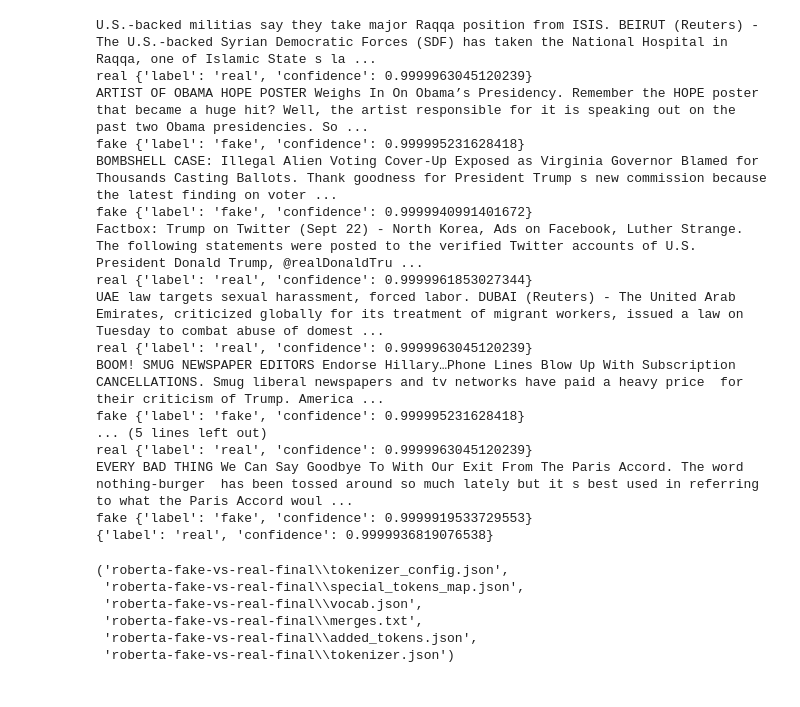
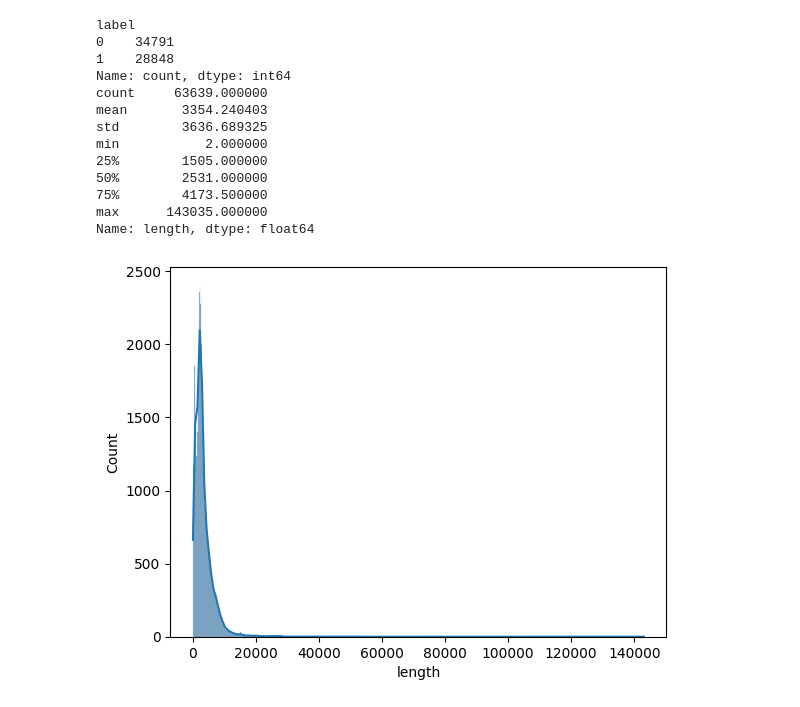
Before and after one commit to youneschafi/fake_real_news, a Jupyter notebook: note.ipynb, the cells around one changed output. Saved outputs shown, nothing was run; the diff lists cells and outputs as text; code cells hidden in the pictures.

Commit message:
rewrote the model and trained with bigger dataset

```diff
--- a/note.ipynb
+++ b/note.ipynb
@@ -551,47 +0,0 @@ def chunk_and_predict(text, chunk_size=512):
-# %%
-test_df = test_df.reset_index(drop=True)
-samples = test_df.sample(10, random_state=42)
-
-for idx, row in samples.iterrows():
-    text = row["text"]
-    true_label = "real" if row["label"] == 1 else "fake"
-    predicted = chunk_and_predict(text)
-    print(text)
-    print(true_label,predicted)
-print(chunk_and_predict('''Doha – The Peruvian Congress has forcefully demanded its government to back Morocco’s complete sovereignty over the Sahara, while exposing the dangerous terrorist connections and criminal operations of the Polisario Front – a puppet organization manipulated by the Algerian regime.
-
-In a motion adopted by an overwhelming majority on Monday, the Peruvian legislative body commanded the executive branch to “adopt a position of support to the sovereignty of the Kingdom of Morocco over the Western Sahara,” as stated in the text presented by Congresswoman Carmen Patricia Juarez Gallegos, First Vice-President of the Congress.
-
-The motion hailed ties with Rabat since 1964 and declared Morocco’s autonomy proposal as a “serious solution in conformity with international law.”
-
-Peruvian lawmakers asserted that Morocco’s 2007 initiative “has received the support of numerous countries, among which the United States of America, the Kingdom of Spain and the Republic of France, which have recognized said proposal as the most realistic and viable basis for a lasting solution to the conflict.”
-
-The Congress blasted the Polisario Front for its treacherous alliances with terrorist networks. The motion exposes to the international community “the Polisario’s links with terrorist organizations such as Hezbollah, as well as with networks trafficking arms and persons, and the exploitation of minors in the Tindouf camps.” It demands international bodies to “investigate these crimes and sanction them.”'''))
-# %% [output]
-U.S.-backed militias say they take major Raqqa position from ISIS. BEIRUT (Reuters) - The U.S.-backed Syrian Democratic Forces (SDF) has taken the National Hospital in Raqqa, one of Islamic State s la ...
-real {'label': 'real', 'confidence': 0.9999963045120239}
-ARTIST OF OBAMA HOPE POSTER Weighs In On Obama’s Presidency. Remember the HOPE poster that became a huge hit? Well, the artist responsible for it is speaking out on the past two Obama presidencies. So ...
-fake {'label': 'fake', 'confidence': 0.999995231628418}
-BOMBSHELL CASE: Illegal Alien Voting Cover-Up Exposed as Virginia Governor Blamed for Thousands Casting Ballots. Thank goodness for President Trump s new commission because the latest finding on voter ...
-fake {'label': 'fake', 'confidence': 0.9999940991401672}
-Factbox: Trump on Twitter (Sept 22) - North Korea, Ads on Facebook, Luther Strange. The following statements were posted to the verified Twitter accounts of U.S. President Donald Trump, @realDonaldTru ...
-real {'label': 'real', 'confidence': 0.9999961853027344}
-UAE law targets sexual harassment, forced labor. DUBAI (Reuters) - The United Arab Emirates, criticized globally for its treatment of migrant workers, issued a law on Tuesday to combat abuse of domest ...
-real {'label': 'real', 'confidence': 0.9999963045120239}
-BOOM! SMUG NEWSPAPER EDITORS Endorse Hillary…Phone Lines Blow Up With Subscription CANCELLATIONS. Smug liberal newspapers and tv networks have paid a heavy price  for their criticism of Trump. America ...
-fake {'label': 'fake', 'confidence': 0.999995231628418}
-... (5 lines left out)
-real {'label': 'real', 'confidence': 0.9999963045120239}
-EVERY BAD THING We Can Say Goodbye To With Our Exit From The Paris Accord. The word  nothing-burger  has been tossed around so much lately but it s best used in referring to what the Paris Accord woul ...
-fake {'label': 'fake', 'confidence': 0.9999919533729553}
-{'label': 'real', 'confidence': 0.9999936819076538}
-# %%
-model.save_pretrained("fake-vs-real-final")
-tokenizer.save_pretrained("fake-vs-real-final")
-# %% [output]
-('roberta-fake-vs-real-final\\tokenizer_config.json',
- 'roberta-fake-vs-real-final\\special_tokens_map.json',
- 'roberta-fake-vs-real-final\\vocab.json',
- 'roberta-fake-vs-real-final\\merges.txt',
- 'roberta-fake-vs-real-final\\added_tokens.json',
- 'roberta-fake-vs-real-final\\tokenizer.json')
@@ -597,0 +15,29 @@ tokenizer.save_pretrained("fake-vs-real-final")
+# %%
+df = pd.read_csv('WELFake_Dataset.csv')
+df = df[['id', 'title', 'text', 'label']]
+df.dropna(subset=['text'], inplace=True)
+df.fillna('', inplace=True)
+df['full_text'] = df['title'] + ' ' + df['text']
+df.drop_duplicates(subset='full_text', inplace=True)
+df.reset_index(drop=True, inplace=True)
+# %%
+print(df['label'].value_counts())
+df['length'] = df['full_text'].str.len()
+print(df['length'].describe())
+sns.histplot(df['length'], kde=True)
+plt.show()
+# %% [output]
+label
+0    34791
+1    28848
+Name: count, dtype: int64
+count     63639.000000
+mean       3354.240403
+std        3636.689325
+min           2.000000
+25%        1505.000000
+50%        2531.000000
+75%        4173.500000
+max      143035.000000
+Name: length, dtype: float64
+[figure, added]
```
Also changed, not shown: parts of 48 cells of this notebook, 13 other files.
